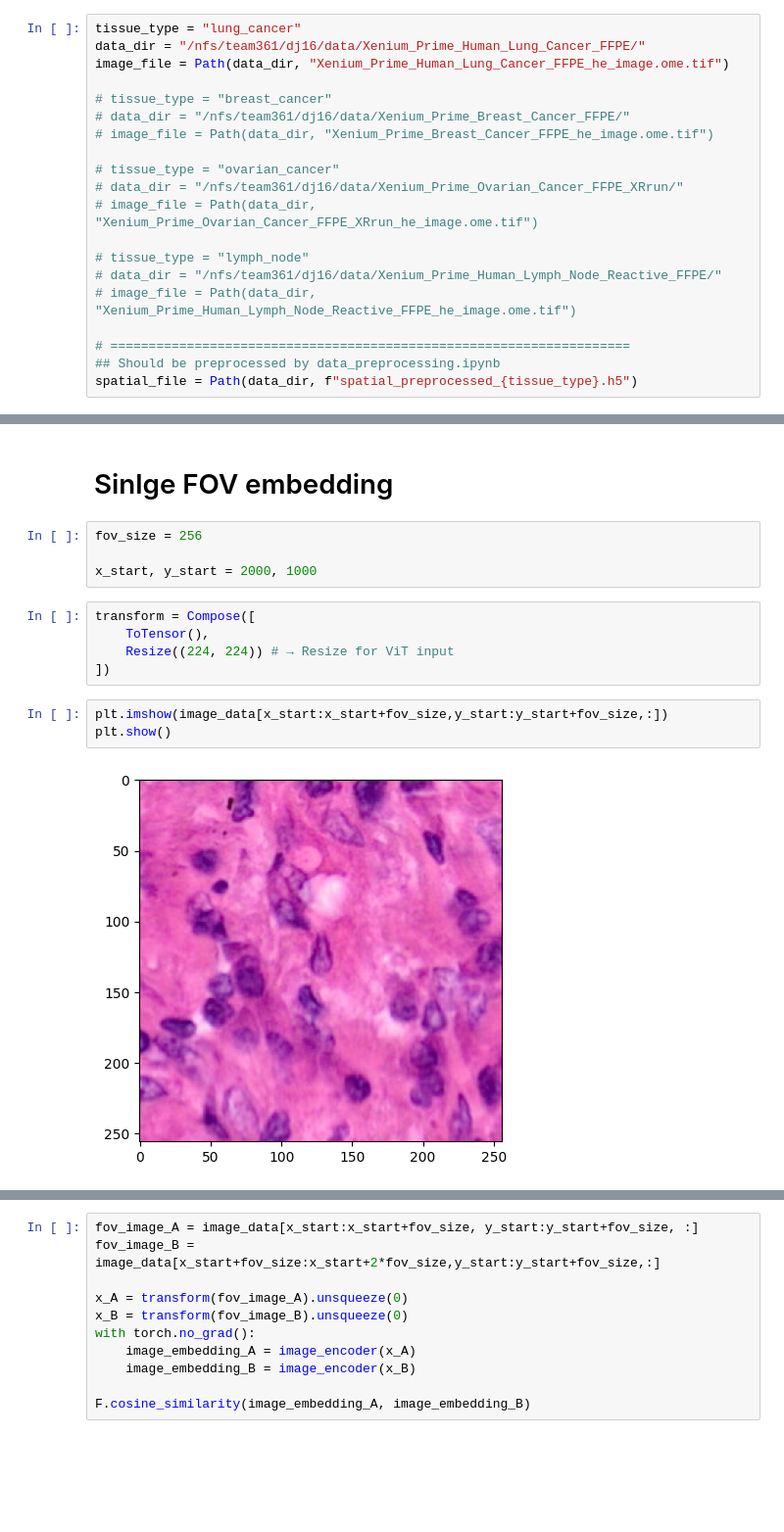
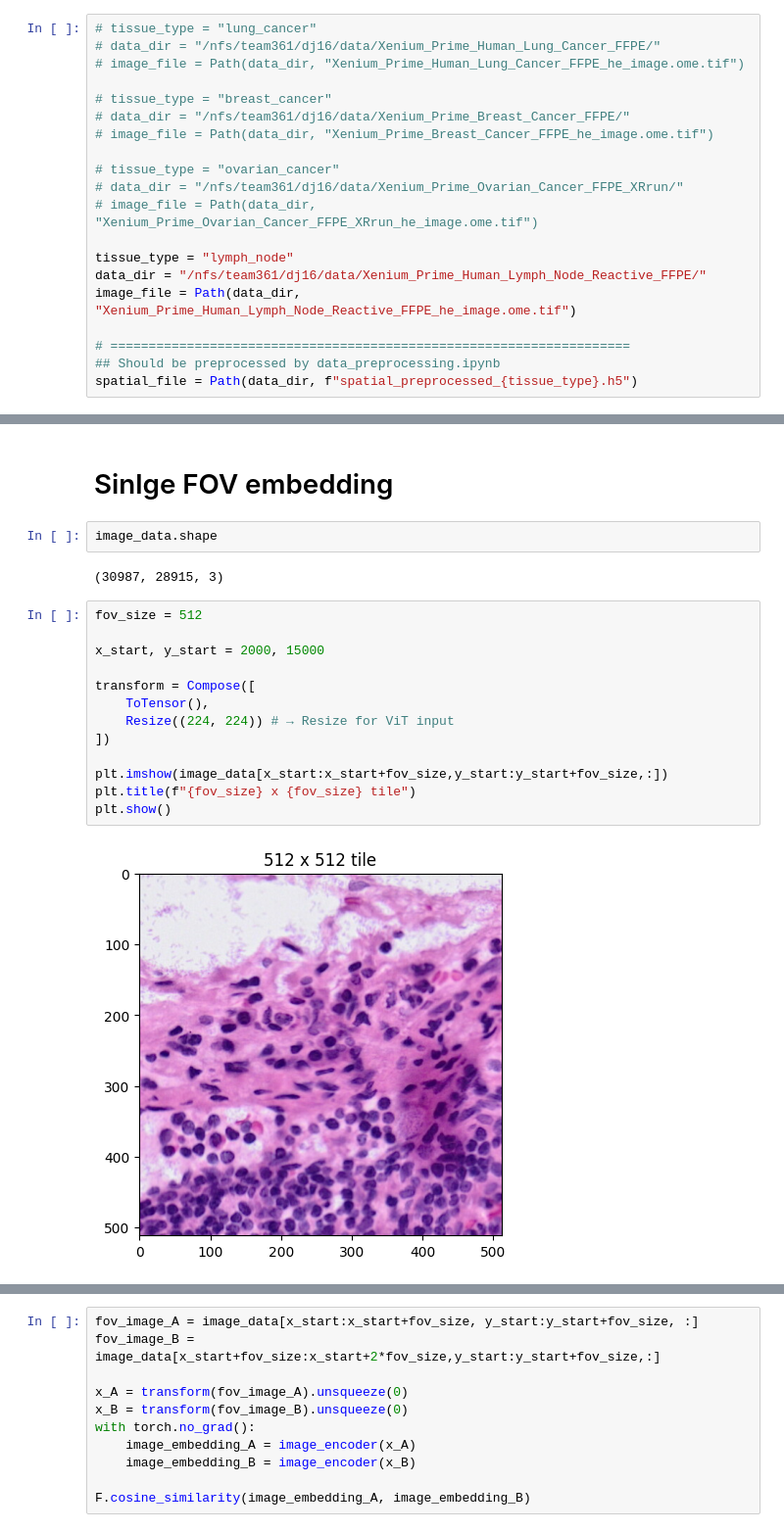
Before and after one commit to Lotfollahi-lab/SIGMMA2.0, a Jupyter notebook: demo/visualize_pretrained_img_spatial_embedding.ipynb, the cells around one changed output, grey strips where cells are left out. Shown at 98% size. Cells and saved outputs as stored; diff of their text form; blank space fills up the shorter version.

```diff
--- a/demo/visualize_pretrained_img_spatial_embedding.ipynb
+++ b/demo/visualize_pretrained_img_spatial_embedding.ipynb
@@ -23,9 +23,9 @@ import novae
 
 import matplotlib.pyplot as plt
 # %%
-tissue_type = "lung_cancer"
-data_dir = "/nfs/team361/dj16/data/Xenium_Prime_Human_Lung_Cancer_FFPE/"
-image_file = Path(data_dir, "Xenium_Prime_Human_Lung_Cancer_FFPE_he_image.ome.tif")
+# tissue_type = "lung_cancer"
+# data_dir = "/nfs/team361/dj16/data/Xenium_Prime_Human_Lung_Cancer_FFPE/"
+# image_file = Path(data_dir, "Xenium_Prime_Human_Lung_Cancer_FFPE_he_image.ome.tif")
 
 # tissue_type = "breast_cancer"
 # data_dir = "/nfs/team361/dj16/data/Xenium_Prime_Breast_Cancer_FFPE/"
@@ -35,9 +35,9 @@ image_file = Path(data_dir, "Xenium_Prime_Human_Lung_Cancer_FFPE_he_image.ome.ti
 # data_dir = "/nfs/team361/dj16/data/Xenium_Prime_Ovarian_Cancer_FFPE_XRrun/"
 # image_file = Path(data_dir, "Xenium_Prime_Ovarian_Cancer_FFPE_XRrun_he_image.ome.tif")
 
-# tissue_type = "lymph_node"
-# data_dir = "/nfs/team361/dj16/data/Xenium_Prime_Human_Lymph_Node_Reactive_FFPE/"
-# image_file = Path(data_dir, "Xenium_Prime_Human_Lymph_Node_Reactive_FFPE_he_image.ome.tif")
+tissue_type = "lymph_node"
+data_dir = "/nfs/team361/dj16/data/Xenium_Prime_Human_Lymph_Node_Reactive_FFPE/"
+image_file = Path(data_dir, "Xenium_Prime_Human_Lymph_Node_Reactive_FFPE_he_image.ome.tif")
 
 # ====================================================================
 ## Should be preprocessed by data_preprocessing.ipynb
@@ -74,17 +74,22 @@ image_encoder.load_state_dict(
 image_encoder.eval()
 # %% [markdown]
 # Sinlge FOV embedding
-# %%
-fov_size = 256
-
-x_start, y_start = 2000, 1000
-# %%
-transform = Compose([
-    ToTensor(),
-    Resize((224, 224)) # → Resize for ViT input
-])
-# %%
-plt.imshow(image_data[x_start:x_start+fov_size,y_start:y_start+fov_size,:])
-plt.show()
-# %% [output]
-[figure, removed]
+# %%
+image_data.shape
+# %% [output]
+(30987, 28915, 3)
+# %%
+fov_size = 512
+
+x_start, y_start = 2000, 15000
+
+transform = Compose([
+    ToTensor(),
+    Resize((224, 224)) # → Resize for ViT input
+])
+
+plt.imshow(image_data[x_start:x_start+fov_size,y_start:y_start+fov_size,:])
+plt.title(f"{fov_size} x {fov_size} tile")
+plt.show()
+# %% [output]
+[figure, added]
```
Also changed, not shown: parts of 3 cells of this notebook, 13 other files.
